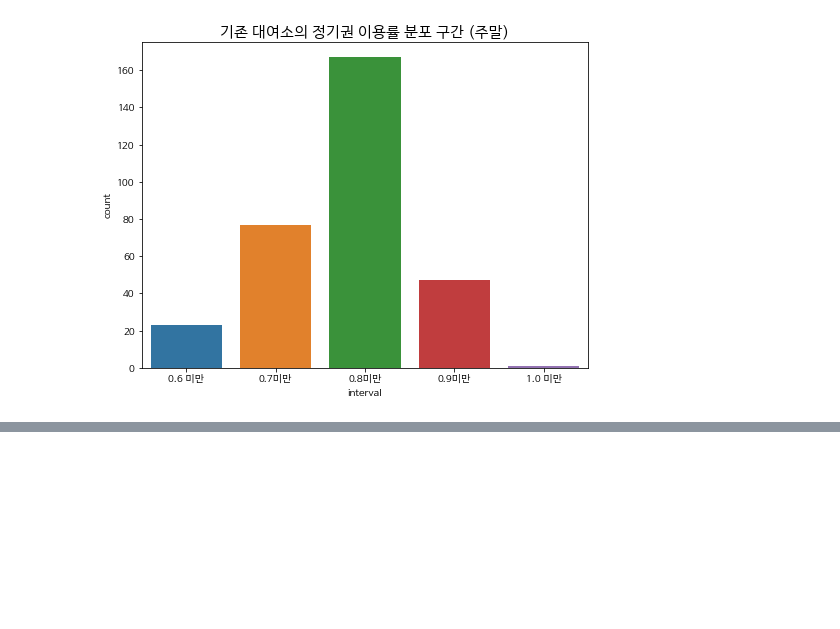
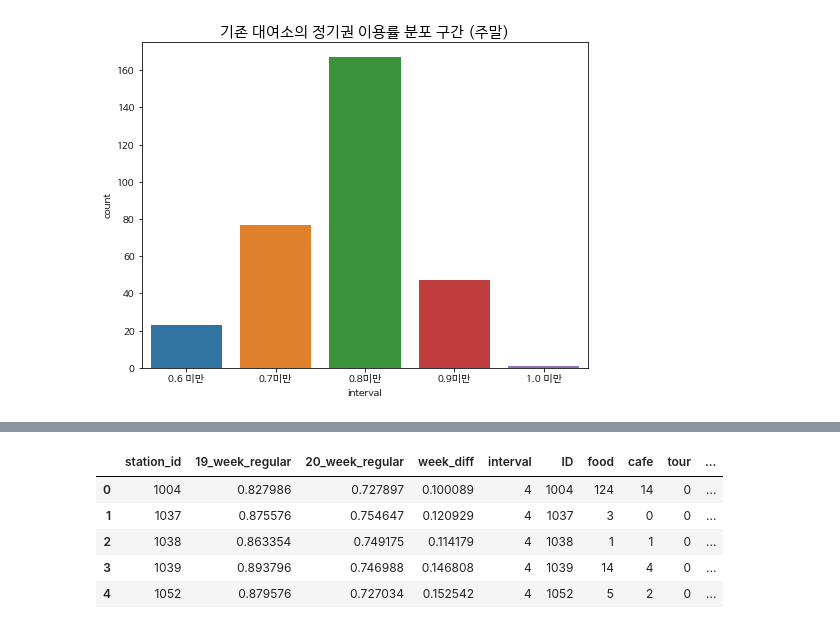
Before and after one commit to enriver/Seoul_Public_Bike-Demand_Analysis, a Jupyter notebook: 19-20 대여소별 비율차이 구간확인.ipynb, the cells around one changed output, grey strips where cells are left out. Saved outputs shown, nothing was run; the diff lists cells and outputs as text; code cells hidden in the pictures; blank space fills up the shorter version.

```diff
--- a/19-20 대여소별 비율차이 구간확인.ipynb
+++ b/19-20 대여소별 비율차이 구간확인.ipynb
@@ -257,0 +303,10 @@ plt.show()
+# %%
+df_station_over10_week=pd.merge(left=df_station_over10_week, right=env_pop, on='station_id')
+df_station_over10_week.head()
+# %% [output]
+|  | station_id | 19_week_regular | 20_week_regular | week_diff | interval | ID | food | cafe | tour | ... |
+| 0 | 1004 | 0.827986 | 0.727897 | 0.100089 | 4 | 1004 | 124 | 14 | 0 | ... |
+| 1 | 1037 | 0.875576 | 0.754647 | 0.120929 | 4 | 1037 | 3 | 0 | 0 | ... |
+| 2 | 1038 | 0.863354 | 0.749175 | 0.114179 | 4 | 1038 | 1 | 1 | 0 | ... |
+| 3 | 1039 | 0.893796 | 0.746988 | 0.146808 | 4 | 1039 | 14 | 4 | 0 | ... |
+| 4 | 1052 | 0.879576 | 0.727034 | 0.152542 | 4 | 1052 | 5 | 2 | 0 | ... |
```
Also changed, not shown: parts of 16 cells of this notebook.
